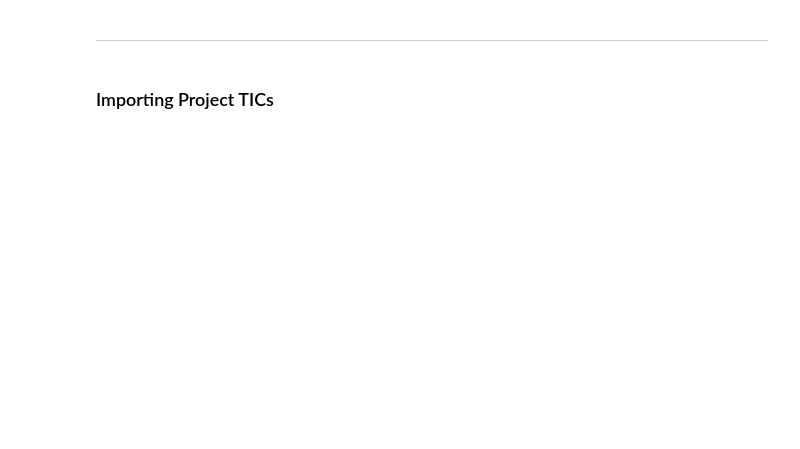
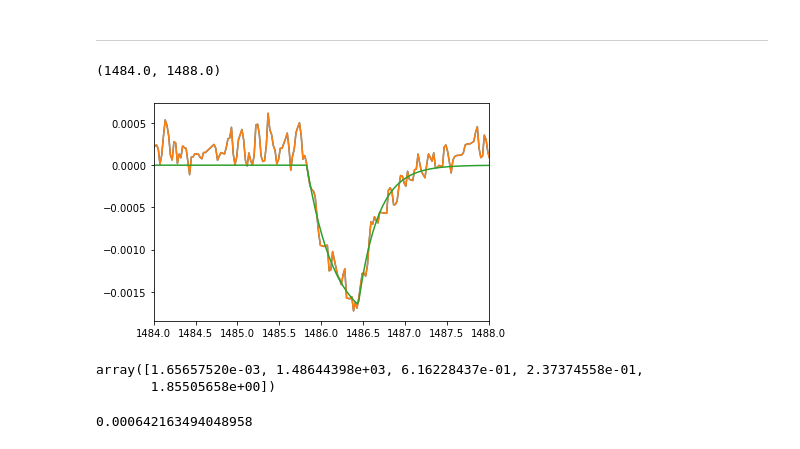
Before and after one commit to azibn/automated_exocomet_hunt, a Jupyter notebook: notebooks/Untitled.ipynb, the cells around one changed output. Saved outputs shown, nothing was run; the diff lists cells and outputs as text; code cells hidden in the pictures; blank space fills up the shorter version.

```diff
--- a/notebooks/Untitled.ipynb
+++ b/notebooks/Untitled.ipynb
@@ -16,4 +8,27 @@ tic = pd.read_csv('../tic_catalog_v3.txt',sep='\t')
 # %% [markdown]
 ---
-# %% [markdown]
-### Importing Project TICs
+# %%
+data, info = import_lightcurve('../hlsp_tess-spoc_tess_phot_0000000270577175-s0006_tess_v1_lc.fits',pipeline='TESS-SPOC',flux='PDCSAP_FLUX')
+# %%
+time = data['TIME'][650:900]
+flux = data['PDCSAP_FLUX'][650:900]/np.nanmedian(data['PDCSAP_FLUX']) - 1
+# %%
+t, x = comet_curve2_fit(time,-flux)
+fit2 = -comet_curve2(time, *t)
+# %%
+plt.plot(data['TIME'],data['PDCSAP_FLUX']/np.nanmedian(data['PDCSAP_FLUX']) - 1)
+plt.plot(time,flux)
+plt.plot(time,fit2)
+plt.xlim([1484,1488])
+# %% [output]
+(1484.0, 1488.0)
+[figure, added]
+# %%
+t
+# %% [output]
+array([1.65657520e-03, 1.48644398e+03, 6.16228437e-01, 2.37374558e-01,
+       1.85505658e+00])
+# %%
+np.diag(x)[3]
+# %% [output]
+0.000642163494048958
```
Also changed, not shown: parts of 6 cells of this notebook, 42 other files.
